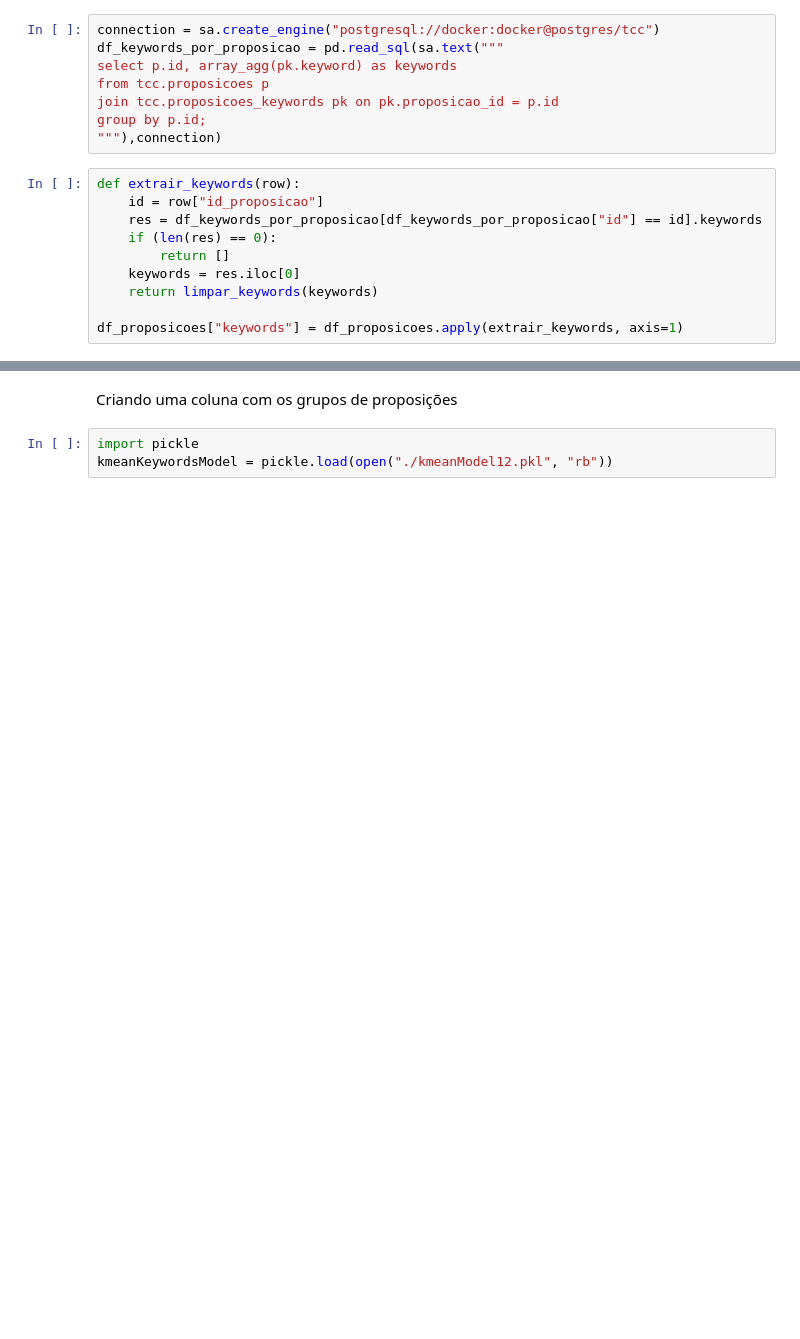
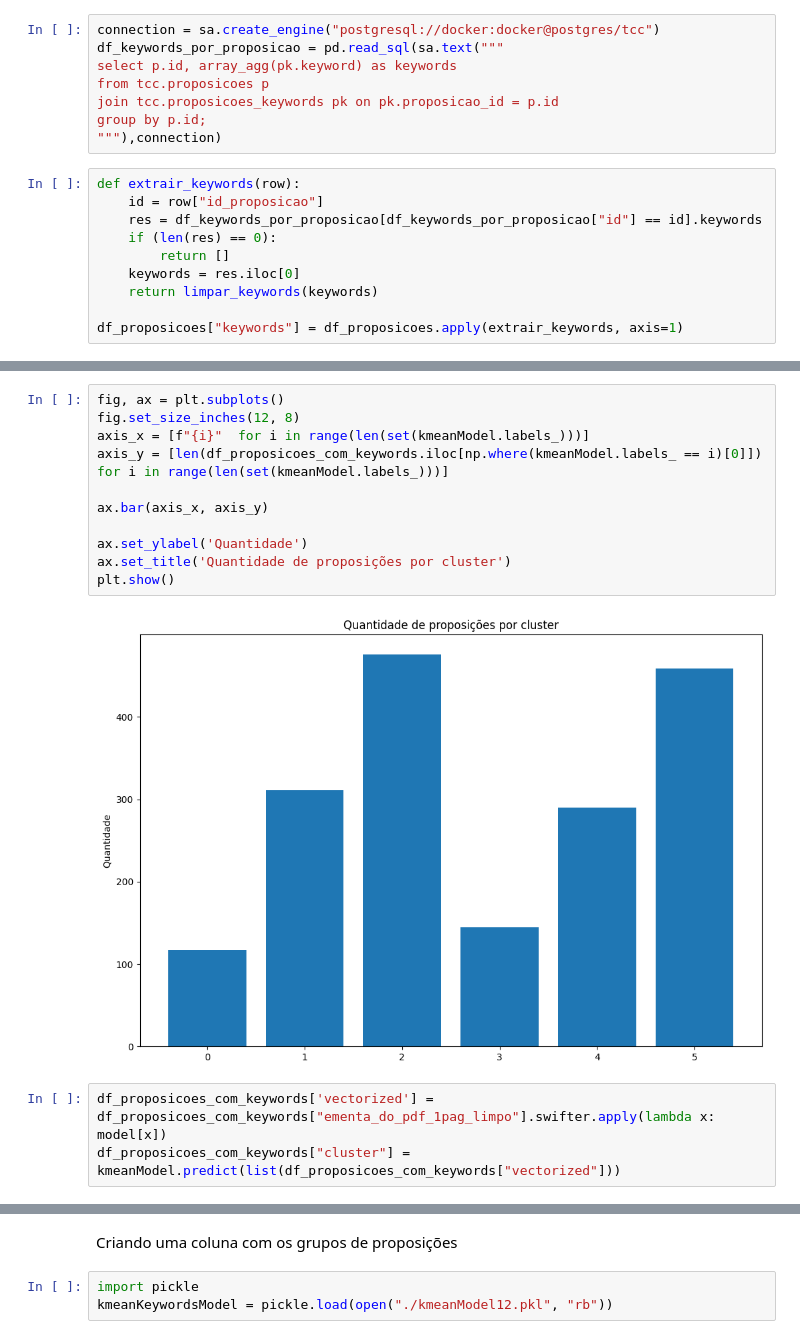
Before and after one commit to arthur-mts/tcc, a Jupyter notebook: modelo/classificar_proposicoes.ipynb, the cells around one changed output, grey strips where cells are left out. Drawn from its saved outputs; the diff is of its cells as text; blank space fills up the shorter version.

```diff
--- a/modelo/classificar_proposicoes.ipynb
+++ b/modelo/classificar_proposicoes.ipynb
@@ -47,0 +113,16 @@ df_proposicoes["keywords"] = df_proposicoes.apply(extrair_keywords, axis=1)
+# %%
+fig, ax = plt.subplots()
+fig.set_size_inches(12, 8)
+axis_x = [f"{i}"  for i in range(len(set(kmeanModel.labels_)))]
+axis_y = [len(df_proposicoes_com_keywords.iloc[np.where(kmeanModel.labels_ == i)[0]]) for i in range(len(set(kmeanModel.labels_)))]
+
+ax.bar(axis_x, axis_y)
+
+ax.set_ylabel('Quantidade')
+ax.set_title('Quantidade de proposições por cluster')
+plt.show()
+# %% [output]
+[figure, added]
+# %%
+df_proposicoes_com_keywords['vectorized'] = df_proposicoes_com_keywords["ementa_do_pdf_1pag_limpo"].swifter.apply(lambda x: model[x])
+df_proposicoes_com_keywords["cluster"] = kmeanModel.predict(list(df_proposicoes_com_keywords["vectorized"]))
```
Also changed, not shown: parts of 22 cells of this notebook, 6 other files.
